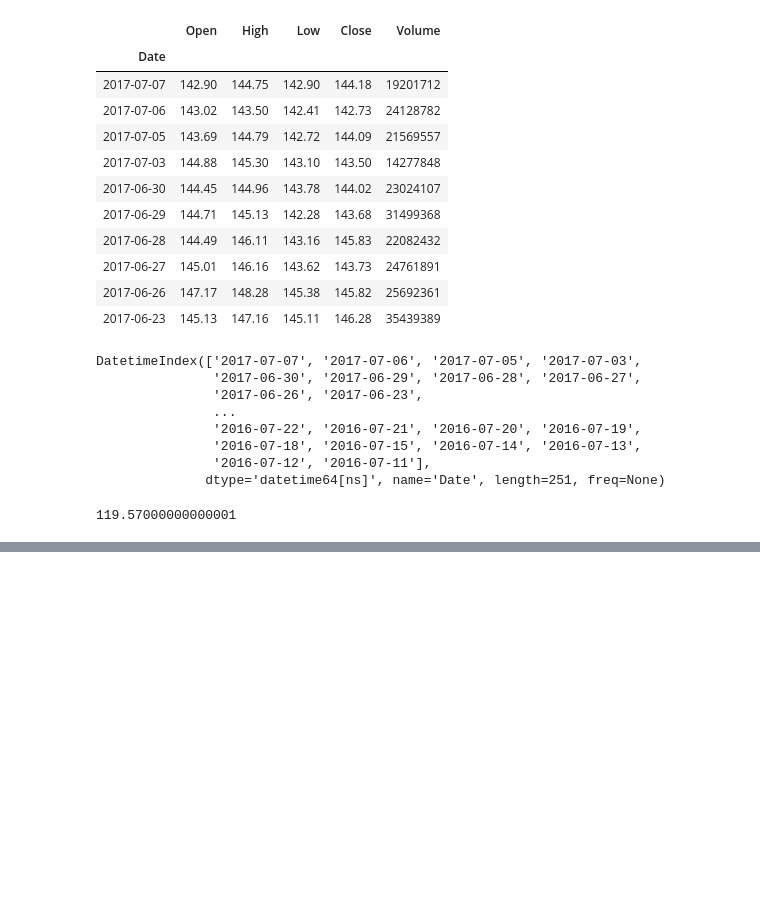
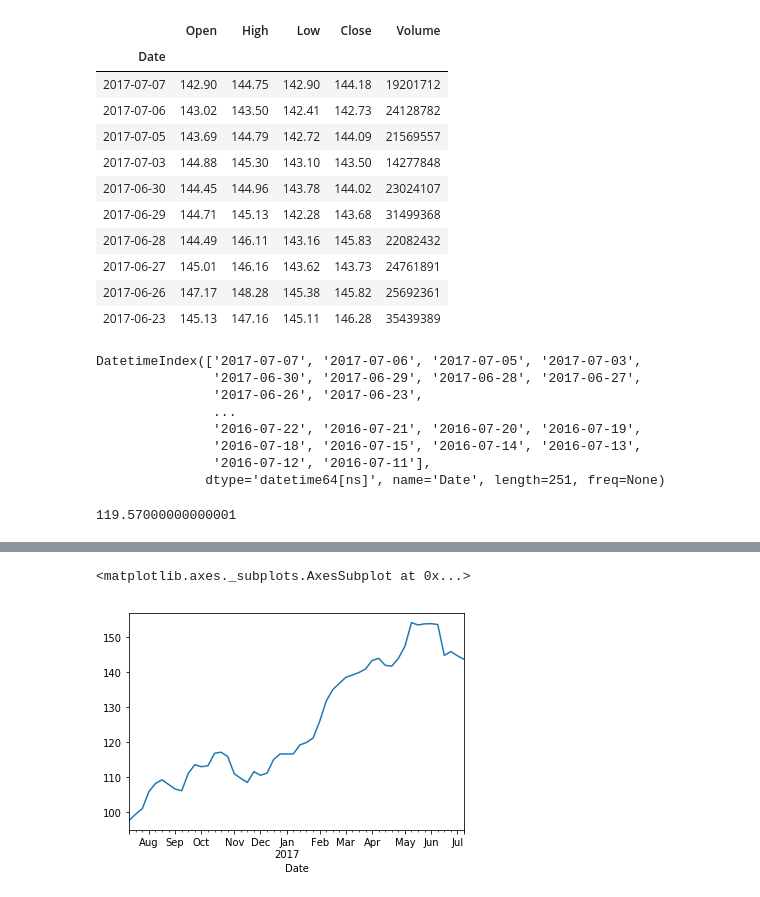
Before and after one commit to PARTHAVPATEL28/TimeSeriesAnalysis, a Jupyter notebook: Untitled.ipynb, the cells around one changed output, grey strips where cells are left out. Saved outputs shown, nothing was run; the diff lists cells and outputs as text; code cells hidden in the pictures; blank space fills up the shorter version.

```diff
--- a/Untitled.ipynb
+++ b/Untitled.ipynb
@@ -36,0 +76,8 @@ df[""]
+# %%
+# Looking at the Weekly frequency
+df.Close.resample('W').mean()
+%matplotlib inline
+df.Close.resample('W').mean().plot()
+# %% [output]
+<matplotlib.axes._subplots.AxesSubplot at 0x...>
+[figure, added]
```
Also changed, not shown: parts of 5 cells of this notebook.
